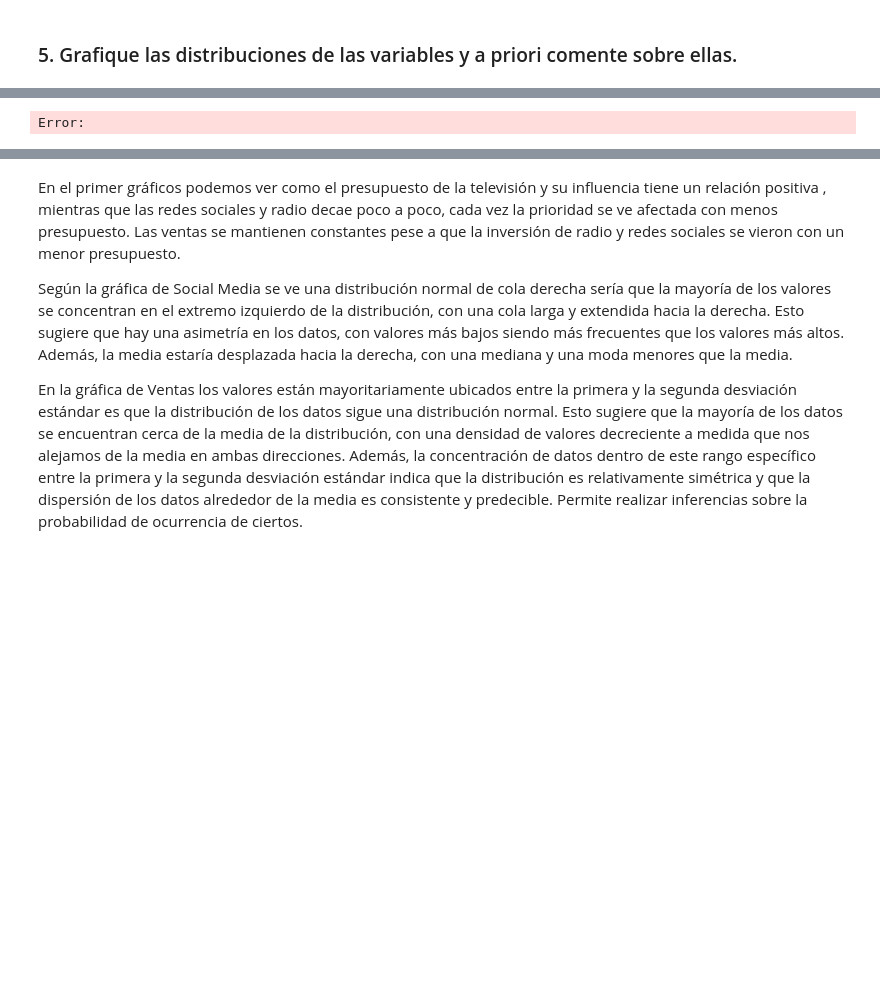
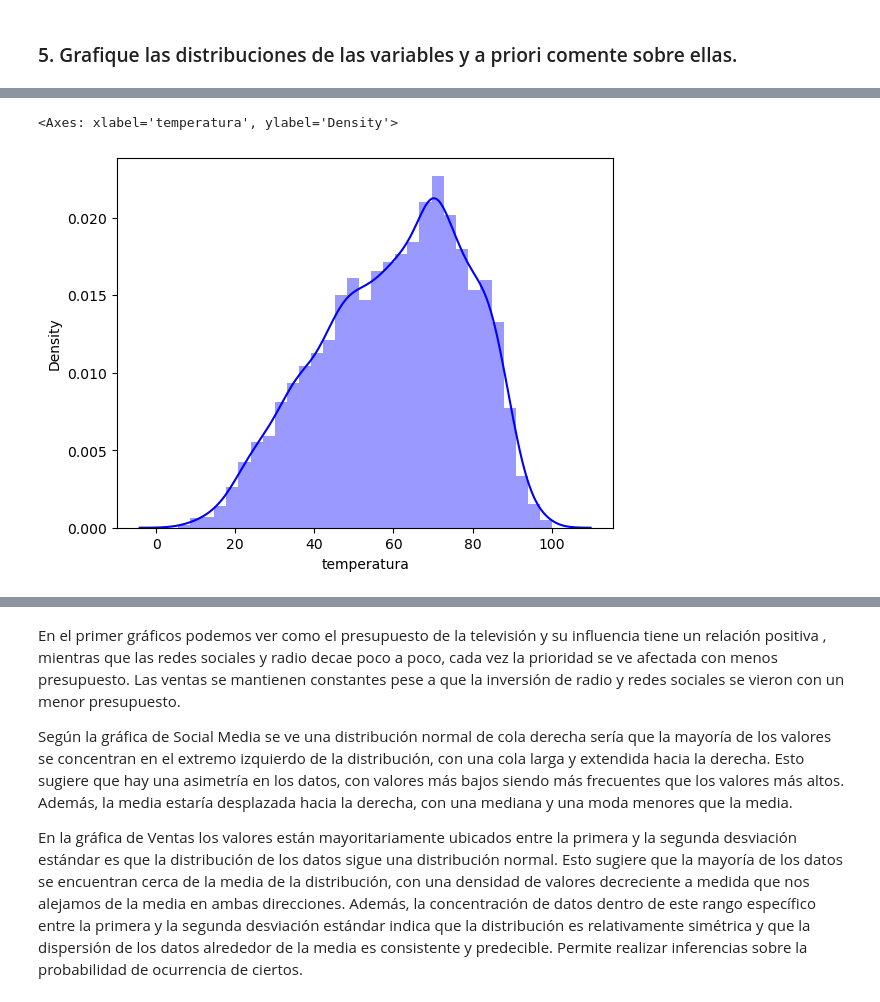
Before and after one commit to aberazo011296/S4-CASOPRACTICO-BDDFINAL, a Jupyter notebook: S4- CASO PRACTICO-BDD FINAL_Equipo3.ipynb, the cells around one changed output, grey strips where cells are left out. Drawn from its saved outputs; the diff is of its cells as text; code cells hidden in the pictures; blank space fills up the shorter version.

```diff
--- a/S4- CASO PRACTICO-BDD FINAL_Equipo3.ipynb
+++ b/S4- CASO PRACTICO-BDD FINAL_Equipo3.ipynb
@@ -148,4 +245,5 @@ Error:
 # %%
-sns.distplot(df['Ventas'],color="blue")
+sns.distplot(df['temperatura'],color="blue")
 # %% [output]
-Error:
+<Axes: xlabel='temperatura', ylabel='Density'>
+[figure, added]
```
Also changed, not shown: parts of 19 cells of this notebook.
